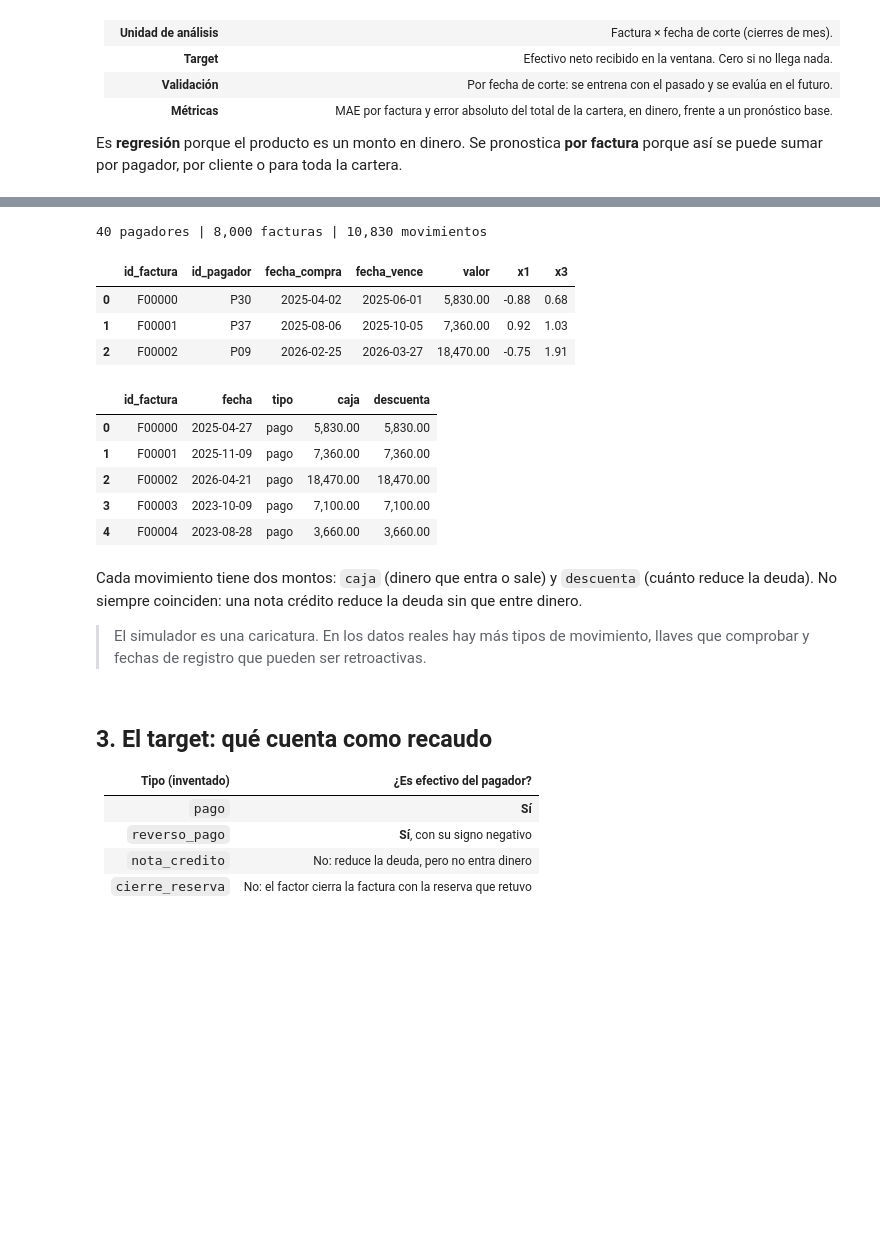
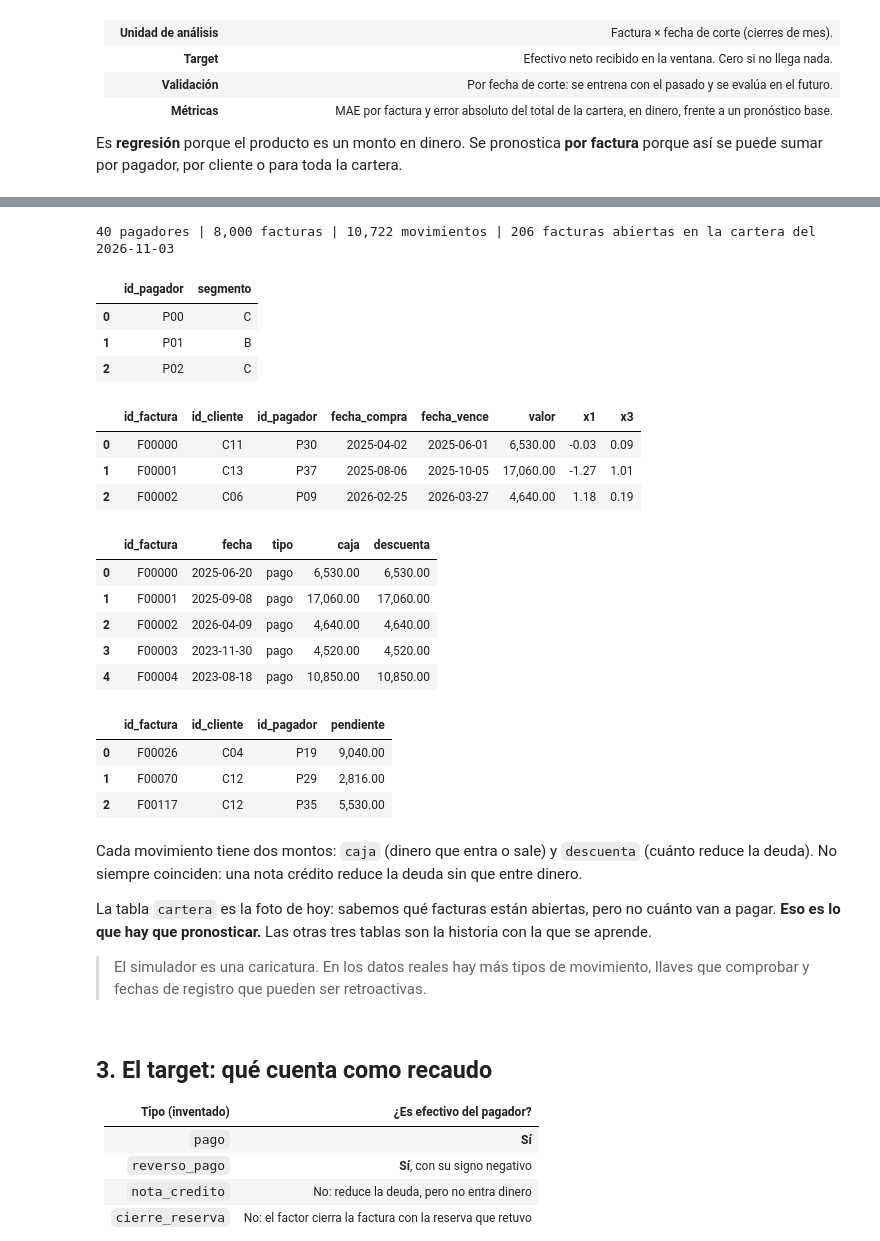
Before and after one commit to sergiomorapardo/StochasticAITechniquesClass, a Jupyter notebook: Notebooks/L14_HackathonFraming.ipynb, the cells around one changed output, grey strips where cells are left out. Cells and saved outputs as stored; diff of their text form; code cells hidden in the pictures; blank space fills up the shorter version.

```diff
--- a/Notebooks/L14_HackathonFraming.ipynb
+++ b/Notebooks/L14_HackathonFraming.ipynb
@@ -98,65 +102,85 @@ EFECTIVO = ["pago", "reverso_pago"]          # los únicos tipos que son dinero
 HOY = pd.Timestamp("2026-11-03")             # fecha de la "foto" más reciente
 
 
-def simulate(seed=7, n_facturas=8000, n_pagadores=40):
-    """Genera pagadores, facturas y movimientos sintéticos. x1 y x3 son atributos anónimos de la factura."""
+def simulate(seed=7, n_facturas=8000, n_pagadores=40, n_clientes=15):
+    """Genera las cuatro tablas sintéticas: pagadores, facturas, movimientos y la foto de cartera de HOY.
+    x1 y x3 son atributos anónimos de la factura."""
     rng = np.random.default_rng(seed)
     pagadores = pd.DataFrame({"id_pagador": [f"P{i:02d}" for i in range(n_pagadores)],
                               "segmento": rng.choice(["A", "B", "C"], n_pagadores)})
-    ritmo = rng.normal(0, 30, n_pagadores)               # costumbre de pago de cada pagador (oculta)
+    efecto_segmento = pagadores["segmento"].map({"A": -15, "B": 0, "C": 20}).to_numpy()
+    ritmo = efecto_segmento + rng.normal(0, 25, n_pagadores)   # costumbre de pago de cada pagador (oculta)
     deriva = rng.choice([0, 0, 0, 25, -20], n_pagadores)  # algunos cambian con los años (oculto)
 
     p = rng.integers(n_pagadores, size=n_facturas)
     compra = pd.Timestamp("2022-12-01") + pd.to_timedelta(rng.integers(0, 1400, n_facturas), unit="D")
     vence = compra + pd.to_timedelta(rng.choice([30, 60, 90], n_facturas), unit="D")
     facturas = pd.DataFrame({"id_factura": [f"F{i:05d}" for i in range(n_facturas)],
+                             "id_cliente": [f"C{i:02d}" for i in rng.integers(n_clientes, size=n_facturas)],
                              "id_pagador": pagadores["id_pagador"].to_numpy()[p],
                              "fecha_compra": compra, "fecha_vence": vence,
                              "valor": np.round(np.exp(rng.normal(9, 0.5, n_facturas)), -1),
                              "x1": rng.normal(size=n_facturas), "x3": rng.normal(size=n_facturas)})
 
     anios = (compra - compra.min()).days / 365
     atraso = ritmo[p] + deriva[p] * anios + 15 * facturas["x1"] + rng.normal(0, 20, n_facturas)
     fecha_pago = np.maximum(vence + pd.to_timedelta(np.round(atraso), unit="D"), compra + pd.Timedelta(days=1))
 
     filas, dia = [], pd.Timedelta(days=1)
     for f, fp, r in zip(facturas.itertuples(), fecha_pago, rng.random(n_facturas) - 0.05 * facturas["x3"]):
         v = f.valor
         if r < 0.70:     # paga completo
             filas += [(f.id_factura, fp, "pago", v, v)]
         elif r < 0.82:   # paga una parte y el resto se va en una nota crédito
             filas += [(f.id_factura, fp, "pago", 0.85 * v, 0.85 * v),
                       (f.id_factura, fp + 5 * dia, "nota_credito", 0, 0.15 * v)]
         elif r < 0.90:   # paga, el pago se reversa y vuelve a pagar
             filas += [(f.id_factura, fp, "pago", v, v), (f.id_factura, fp + 4 * dia, "reverso_pago", -v, -v),
                       (f.id_factura, fp + 20 * dia, "pago", v, v)]
         else:            # paga una parte y la factura se cierra con la reserva
             filas += [(f.id_factura, fp, "pago", 0.8 * v, 0.8 * v),
                       (f.id_factura, fp + 10 * dia, "cierre_reserva", 0, 0.2 * v)]
     movs = pd.DataFrame(filas, columns=["id_factura", "fecha", "tipo", "caja", "descuenta"])
     movs = movs[movs["fecha"] <= HOY].sort_values(["id_factura", "fecha"]).reset_index(drop=True)
     facturas = facturas[facturas["fecha_compra"] <= HOY].reset_index(drop=True)
-    return pagadores, facturas, movs
+
+    # Foto de cartera de HOY: facturas con saldo pendiente (así la entrega la empresa, ya calculada)
+    saldo = facturas.set_index("id_factura")["valor"] - movs.groupby("id_factura")["descuenta"].sum()
+    saldo = saldo.fillna(facturas.set_index("id_factura")["valor"])
+    cartera = facturas.set_index("id_factura").assign(pendiente=saldo).query("pendiente > 0.5")
+    cartera = cartera.reset_index()[["id_factura", "id_cliente", "id_pagador", "pendiente"]]
+    return pagadores, facturas, movs, cartera
 
 
-pagadores, facturas, movs = simulate()
-print(f"{len(pagadores)} pagadores | {len(facturas):,} facturas | {len(movs):,} movimientos")
-display(facturas.head(3), movs.head(5))
+pagadores, facturas, movs, cartera = simulate()
+print(f"{len(pagadores)} pagadores | {len(facturas):,} facturas | {len(movs):,} movimientos | "
+      f"{len(cartera)} facturas abiertas en la cartera del {HOY.date()}")
+display(pagadores.head(3), facturas.head(3), movs.head(5), cartera.head(3))
 # %% [output]
-40 pagadores | 8,000 facturas | 10,830 movimientos
+40 pagadores | 8,000 facturas | 10,722 movimientos | 206 facturas abiertas en la cartera del 2026-11-03
-|  | id_factura | id_pagador | fecha_compra | fecha_vence | valor | x1 | x3 |
-| 0 | F00000 | P30 | 2025-04-02 | 2025-06-01 | 5,830.00 | -0.88 | 0.68 |
-| 1 | F00001 | P37 | 2025-08-06 | 2025-10-05 | 7,360.00 | 0.92 | 1.03 |
-| 2 | F00002 | P09 | 2026-02-25 | 2026-03-27 | 18,470.00 | -0.75 | 1.91 |
+|  | id_pagador | segmento |
+| 0 | P00 | C |
+| 1 | P01 | B |
+| 2 | P02 | C |
-|  | id_factura | fecha | tipo | caja | descuenta |
-| 0 | F00000 | 2025-04-27 | pago | 5,830.00 | 5,830.00 |
-| 1 | F00001 | 2025-11-09 | pago | 7,360.00 | 7,360.00 |
-| 2 | F00002 | 2026-04-21 | pago | 18,470.00 | 18,470.00 |
-| 3 | F00003 | 2023-10-09 | pago | 7,100.00 | 7,100.00 |
-| 4 | F00004 | 2023-08-28 | pago | 3,660.00 | 3,660.00 |
+|  | id_factura | id_cliente | id_pagador | fecha_compra | fecha_vence | valor | x1 | x3 |
+| 0 | F00000 | C11 | P30 | 2025-04-02 | 2025-06-01 | 6,530.00 | -0.03 | 0.09 |
+| 1 | F00001 | C13 | P37 | 2025-08-06 | 2025-10-05 | 17,060.00 | -1.27 | 1.01 |
+| 2 | F00002 | C06 | P09 | 2026-02-25 | 2026-03-27 | 4,640.00 | 1.18 | 0.19 |
+|  | id_factura | fecha | tipo | caja | descuenta |
+| 0 | F00000 | 2025-06-20 | pago | 6,530.00 | 6,530.00 |
+| 1 | F00001 | 2025-09-08 | pago | 17,060.00 | 17,060.00 |
+| 2 | F00002 | 2026-04-09 | pago | 4,640.00 | 4,640.00 |
+| 3 | F00003 | 2023-11-30 | pago | 4,520.00 | 4,520.00 |
+| 4 | F00004 | 2023-08-18 | pago | 10,850.00 | 10,850.00 |
+|  | id_factura | id_cliente | id_pagador | pendiente |
+| 0 | F00026 | C04 | P19 | 9,040.00 |
+| 1 | F00070 | C12 | P29 | 2,816.00 |
+| 2 | F00117 | C12 | P35 | 5,530.00 |
 # %% [markdown]
 Cada movimiento tiene dos montos: `caja` (dinero que entra o sale) y `descuenta` (cuánto reduce la deuda). No siempre coinciden: una nota crédito reduce la deuda sin que entre dinero.
 
+La tabla `cartera` es la foto de hoy: sabemos qué facturas están abiertas, pero no cuánto van a pagar. **Eso es lo que hay que pronosticar.** Las otras tres tablas son la historia con la que se aprende.
+
 > El simulador es una caricatura. En los datos reales hay más tipos de movimiento, llaves que comprobar y fechas de registro que pueden ser retroactivas.
 # %% [markdown]
 <a id="s3"></a>
```
Also changed, not shown: parts of 15 cells of this notebook.
